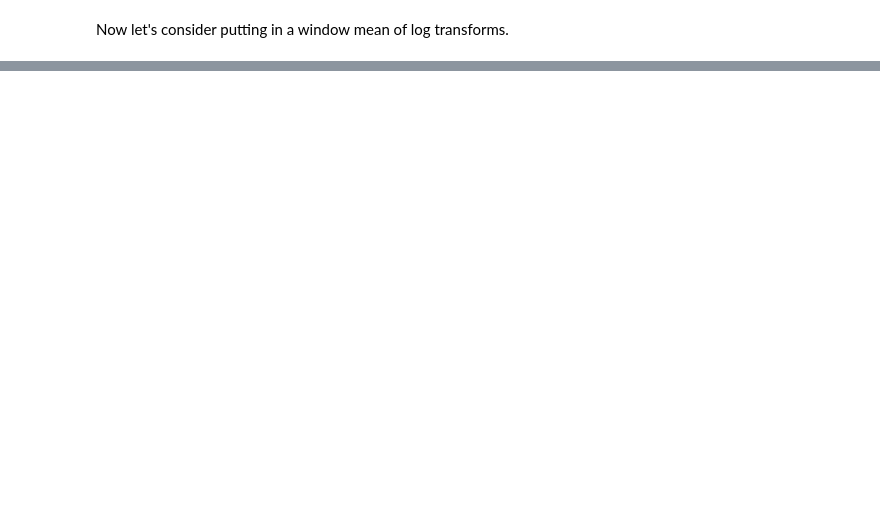
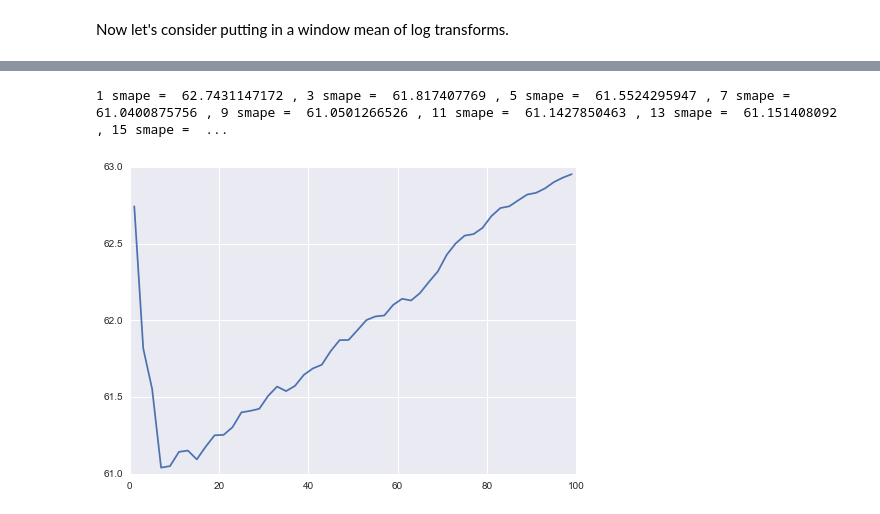
Before and after one commit to MatthewMcGonagle/KaggleWikiTraffic, a Jupyter notebook: AbsoluteWindowMeans.ipynb, the cells around one changed output, grey strips where cells are left out. Cells and saved outputs as stored; diff of their text form; code cells hidden in the pictures; blank space fills up the shorter version.

```diff
--- a/AbsoluteWindowMeans.ipynb
+++ b/AbsoluteWindowMeans.ipynb
@@ -202,0 +250,42 @@ plt.show()
+# %%
+# Now let's try searching over windowSize.
+
+windowSize = 101
+param = 30
+
+search = np.arange(1, 100, 2)
+X_train_l = np.log(param + X_train)
+X_valid_l = np.log(param + X_valid)
+
+results = []
+for var in search:
+
+    features_train = X_train_l.mean(axis = 1)
+    window = X_train_l[:, -var:].mean(axis = 1, keepdims = True)
+    newfeature0 = window - X_train_lm
+    newfeature0 = np.concatenate((newfeature0, np.zeros(newfeature0.shape)), axis = -1)
+    newfeature1 = np.amax(newfeature0, axis = 1)
+    newfeature2 = np.amin(newfeature0, axis = 1)
+    features_train = np.stack([features_train, newfeature1, newfeature2], axis = -1)
+
+    features_valid = X_valid_l.mean(axis = 1)
+    window = X_valid_l[:, -var:].mean(axis = 1, keepdims = True)
+    newfeature0 = window - X_valid_lm
+    newfeature0 = np.concatenate((newfeature0, np.zeros(newfeature0.shape)), axis = -1)
+    newfeature1 = np.amax(newfeature0, axis = 1)
+    newfeature2 = np.amin(newfeature0, axis = 1)
+    features_valid = np.stack([features_valid, newfeature1, newfeature2], axis = -1)
+
+    linear = LinearRegression()
+    linear.fit(features_train, Y_train_l)
+    Y_predict_l = linear.predict(features_valid)
+    Y_predict = -param + np.exp(Y_predict_l)
+    newsmape = smape(Y_predict + epsilon, Y_valid)
+    print(var, 'smape = ', newsmape, ', ', end = '')
+    results.append(newsmape)
+
+plt.plot(search, results)
+plt.show()
+# %% [output]
+1 smape =  62.7431147172 , 3 smape =  61.817407769 , 5 smape =  61.5524295947 , 7 smape =  61.0400875756 , 9 smape =  61.0501266526 , 11 smape =  61.1427850463 , 13 smape =  61.151408092 , 15 smape =  ...
+[figure, added]
```
Also changed, not shown: parts of 5 cells of this notebook.
